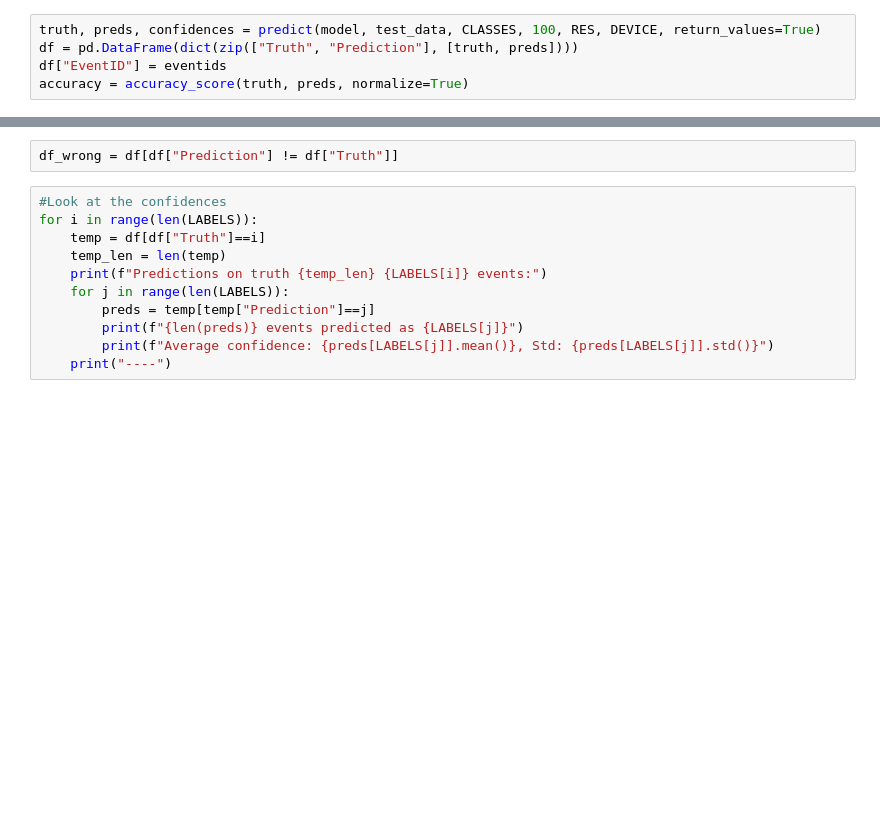
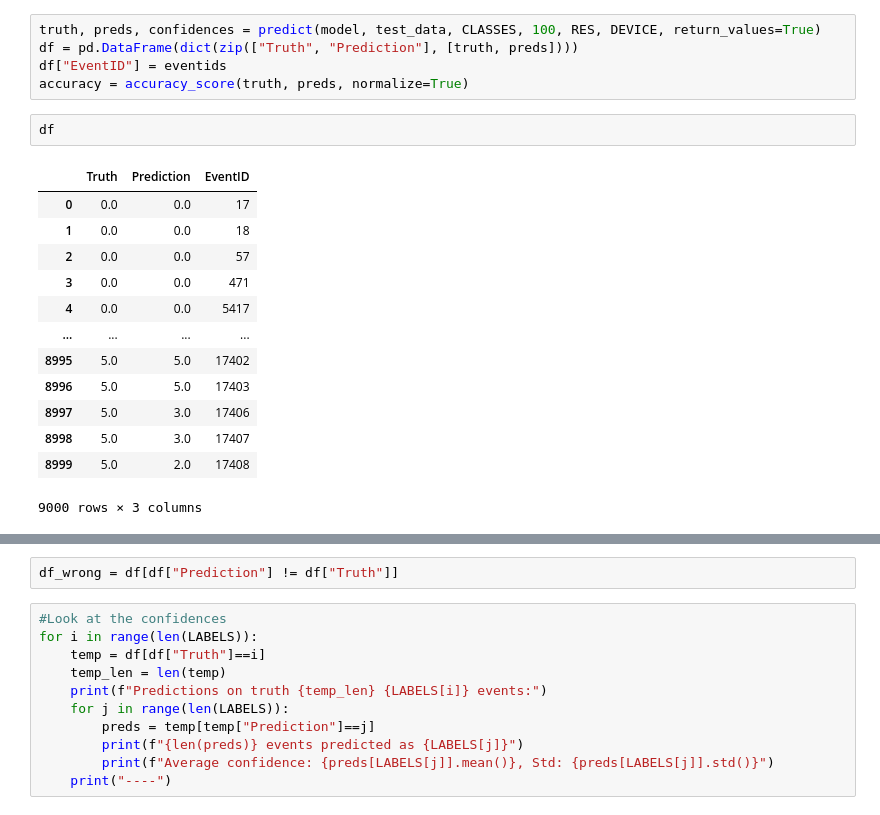
Before and after one commit to choisant/imcalML, a Jupyter notebook: notebooks/predict.ipynb, the cells around one changed output, grey strips where cells are left out. Saved outputs shown, nothing was run; the diff lists cells and outputs as text; blank space fills up the shorter version.

```diff
--- a/notebooks/predict.ipynb
+++ b/notebooks/predict.ipynb
@@ -109,6 +109,22 @@ truth, preds, confidences = predict(model, test_data, CLASSES, 100, RES, DEVICE,
 df = pd.DataFrame(dict(zip(["Truth", "Prediction"], [truth, preds])))
 df["EventID"] = eventids
 accuracy = accuracy_score(truth, preds, normalize=True)
+# %%
+df
+# %% [output]
+|  | Truth | Prediction | EventID |
+| 0 | 0.0 | 0.0 | 17 |
+| 1 | 0.0 | 0.0 | 18 |
+| 2 | 0.0 | 0.0 | 57 |
+| 3 | 0.0 | 0.0 | 471 |
+| 4 | 0.0 | 0.0 | 5417 |
+| ... | ... | ... | ... |
+| 8995 | 5.0 | 5.0 | 17402 |
+| 8996 | 5.0 | 5.0 | 17403 |
+| 8997 | 5.0 | 3.0 | 17406 |
+| 8998 | 5.0 | 3.0 | 17407 |
+| 8999 | 5.0 | 2.0 | 17408 |
+9000 rows × 3 columns
 # %%
 def plot_conf_matrix(confusion, accuracy, labels):
     """
```
Also changed, not shown: parts of 4 cells of this notebook, 16 other files.
